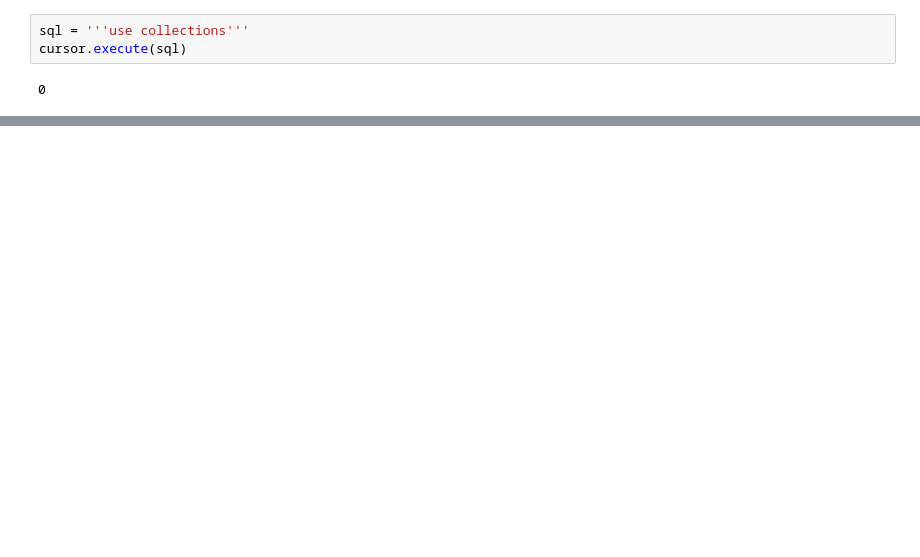
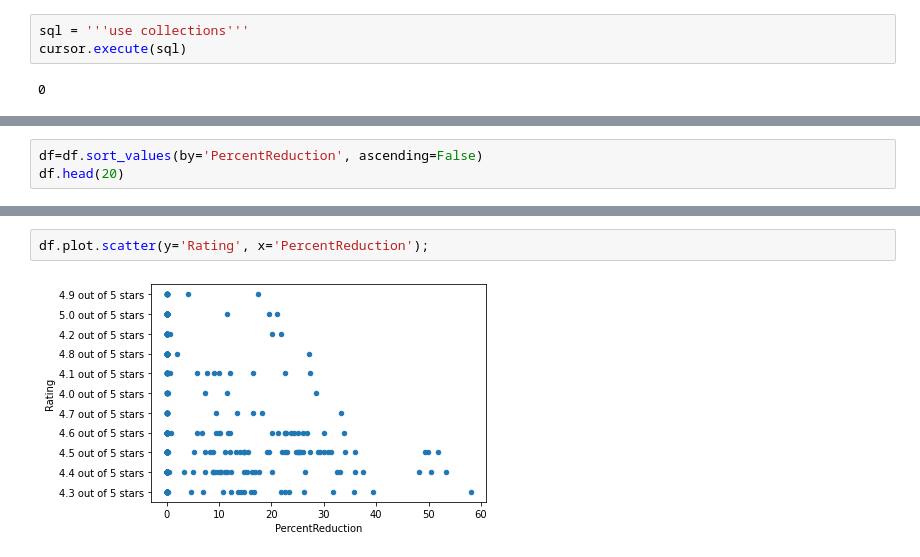
Before and after one commit to vandanafs/Passion_Project, a Jupyter notebook: Processing_Laptops_RDS.ipynb, the cells around one changed output, grey strips where cells are left out. Drawn from its saved outputs; the diff is of its cells as text; blank space fills up the shorter version.

```diff
--- a/Processing_Laptops_RDS.ipynb
+++ b/Processing_Laptops_RDS.ipynb
@@ -57,0 +79,3 @@ ProgrammingError: (1146, "Table 'collections.laptops' doesn't exist")
+# %%
+df=df.sort_values(by='PercentReduction', ascending=False)
+df.head(20)
@@ -57,0 +145,4 @@ ProgrammingError: (1146, "Table 'collections.laptops' doesn't exist")
+# %%
+df.plot.scatter(y='Rating', x='PercentReduction');
+# %% [output]
+[figure, added]
```
Also changed, not shown: parts of 13 cells of this notebook, 10 other files.
